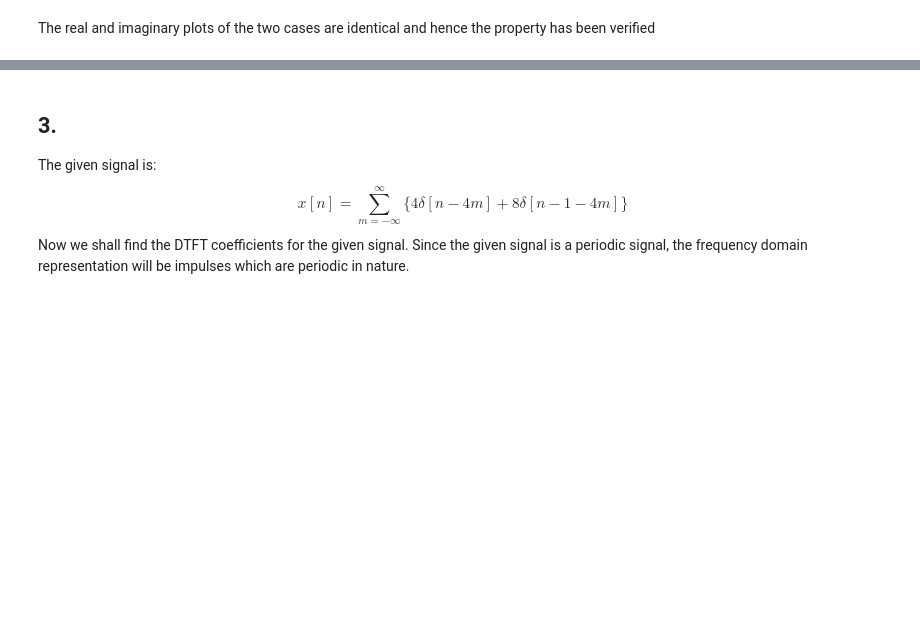
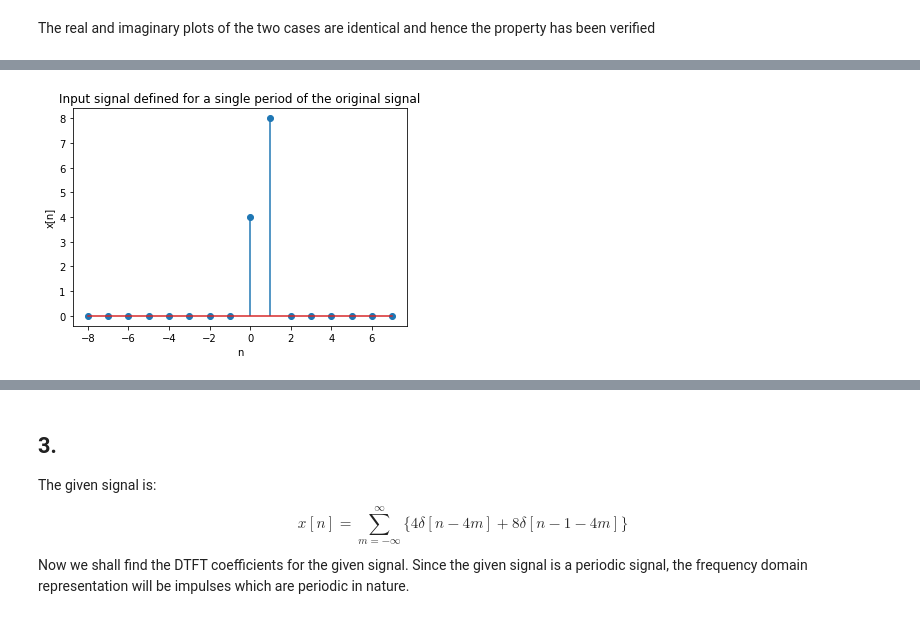
Before and after one commit to AtulSingh-Emyre/Signals-and-Systems-Programming-Assignments, a Jupyter notebook: assignment 3/Programming Assignment 3.ipynb, the cells around one changed output, grey strips where cells are left out. Saved outputs shown, nothing was run; the diff lists cells and outputs as text; code cells hidden in the pictures; blank space fills up the shorter version.

```diff
--- a/assignment 3/Programming Assignment 3.ipynb
+++ b/assignment 3/Programming Assignment 3.ipynb
@@ -521,0 +530,25 @@ imaginary part of coefficients
+# %%
+import math
+import numpy as np
+import collections
+import matplotlib.pyplot as plt
+
+x=np.arange(-8,8)
+def delta(x):
+    if x.is_integer():
+        return 1
+    else:
+        return 0
+y=[]
+for n in x:
+    if n<4 and n>=0:
+        y.append(4*delta(n/4)+8*delta((n-1)/4))
+    else:
+        y.append(0)
+plt.title("Input signal defined for a single period of the original signal")
+plt.xlabel("n")
+plt.ylabel("x[n]")
+plt.stem(x,y)
+plt.show()
+# %% [output]
+[figure, added]
```
Also changed, not shown: parts of 41 cells of this notebook, 9 other files.
